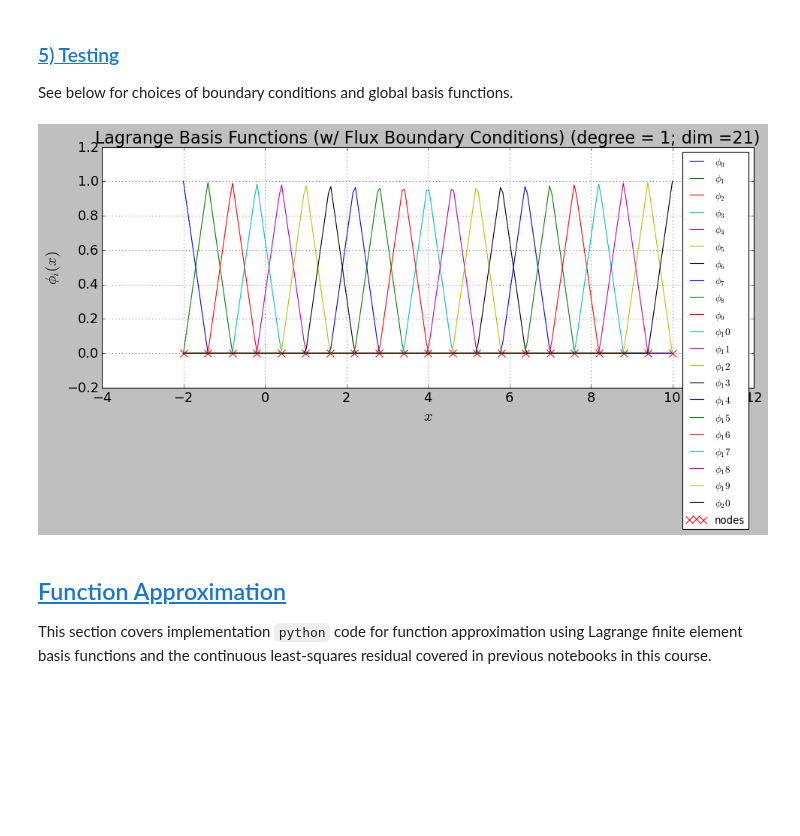
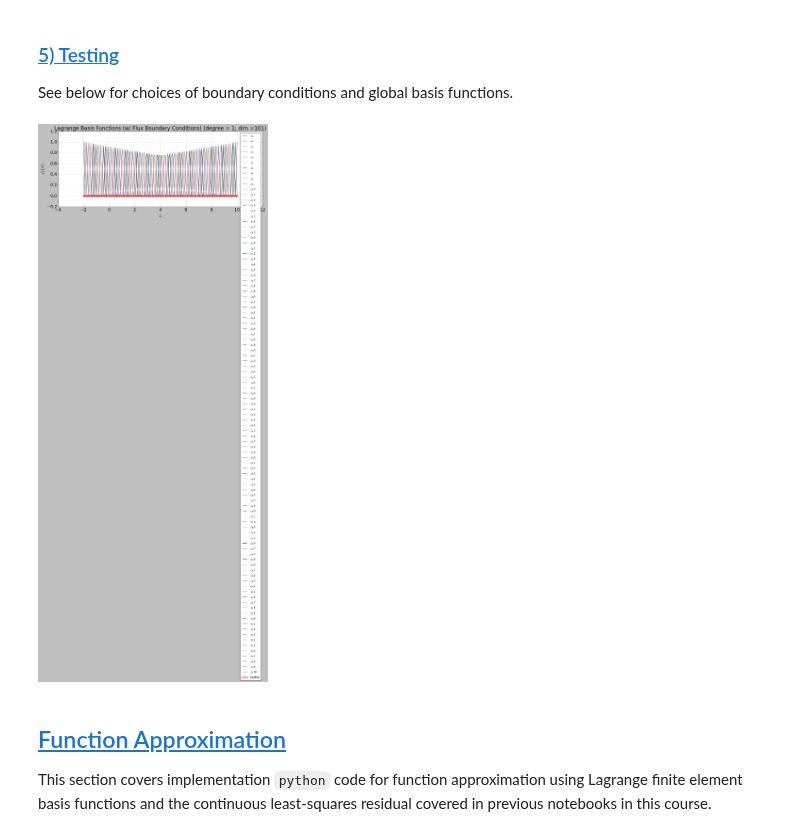
Before and after one commit to dpploy/engy-5330, a Jupyter notebook: notebooks/01a-python-fem-basis-func.ipynb, the cells around one changed output. Saved outputs shown, nothing was run; the diff lists cells and outputs as text; code cells hidden in the pictures; blank space fills up the shorter version.

```diff
--- a/notebooks/01a-python-fem-basis-func.ipynb
+++ b/notebooks/01a-python-fem-basis-func.ipynb
@@ -209,22 +209,22 @@ def plot(title='Lagrange Basis Functions'):
 # %%
 '''Test'''
 import numpy as np
 x_min = -2
 x_max = 10
 
 degree = 1
-n_elem = 20
+n_elem = 100
 
 # It is implied here the boundary conditions are of type: flux
 domain_partition = get_domain_partition(degree, n_elem, x_min, x_max)
 parent_mapping = get_parent_mapping()
 parent_basis_functions = get_parent_basis_functions()
 
 phi_list = get_global_basis_functions(domain_partition, parent_mapping, parent_basis_functions, global_basis_function)
 
 plot(title=r'Lagrange Basis Functions (w/ Flux Boundary Conditions) (degree = %i; dim =%i'%(degree, len(phi_list))+')')
 # %% [output]
-[figure, old version]
+[figure, new version]
 # %% [markdown]
 ## [Function Approximation](#toc)<a id="func-approx"></a>
 
```
Also changed, not shown: parts of 8 cells of this notebook, 4 other files.
